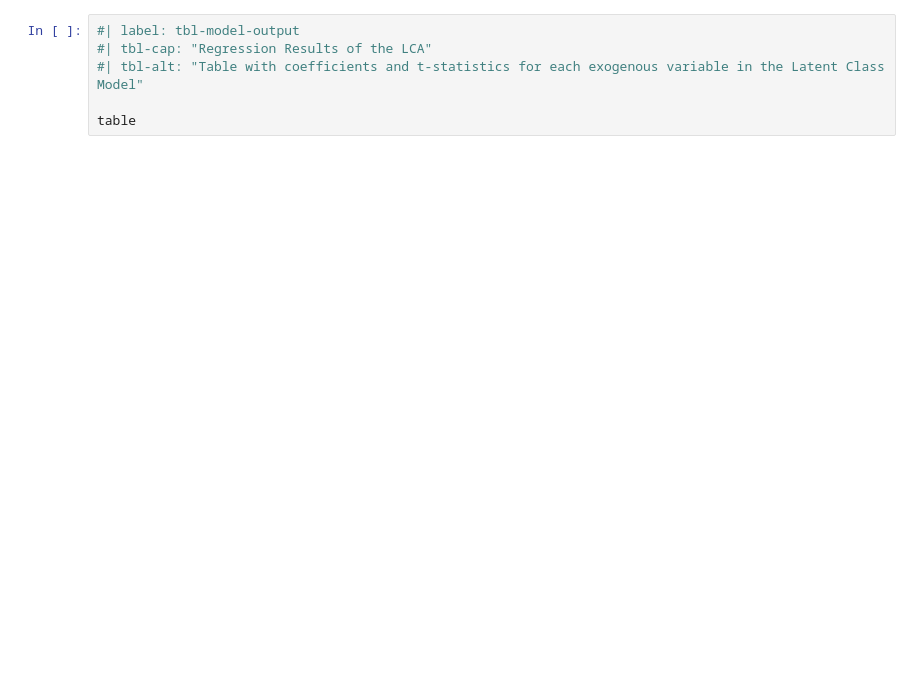
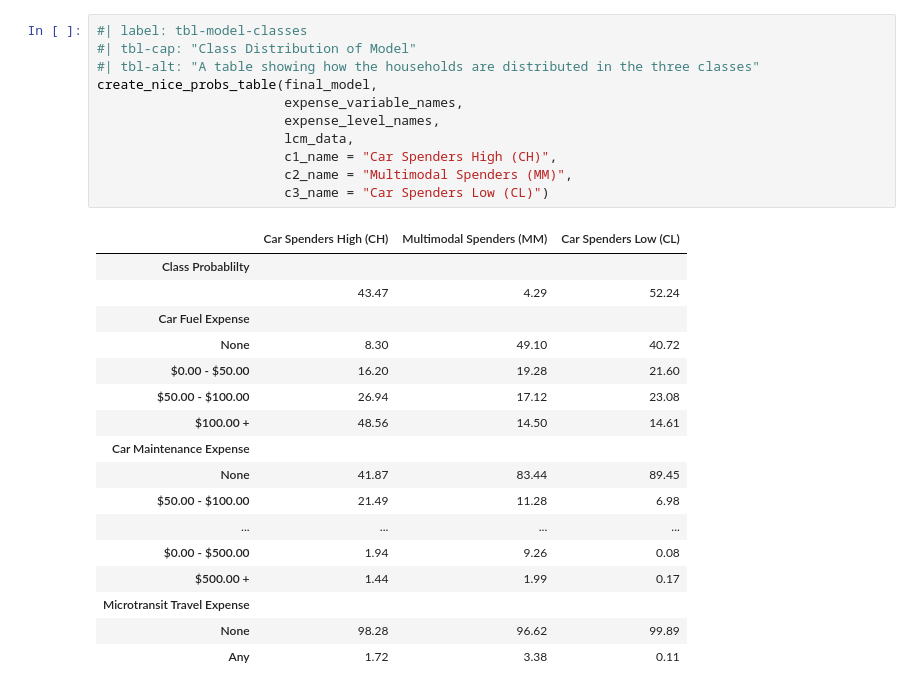
Before and after one commit to KamrynMansfield/transpo_budget_ces, a Jupyter notebook: notebooks/LCA.embed.ipynb, the cells around one changed output. Drawn from its saved outputs; the diff is of its cells as text; blank space fills up the shorter version.

Commit message:
added a lot to results

```diff
--- a/notebooks/LCA.embed.ipynb
+++ b/notebooks/LCA.embed.ipynb
@@ -279,6 +69,29 @@ Warning: package 'gt' was built under R version 4.5.2
-# %%
-#| label: tbl-model-output
-#| tbl-cap: "Regression Results of the LCA"
-#| tbl-alt: "Table with coefficients and t-statistics for each exogenous variable in the Latent Class Model"
-
-table
+# %%
+#| label: tbl-model-classes
+#| tbl-cap: "Class Distribution of Model"
+#| tbl-alt: "A table showing how the households are distributed in the three classes"
+create_nice_probs_table(final_model,
+                        expense_variable_names,
+                        expense_level_names,
+                        lcm_data,
+                        c1_name = "Car Spenders High (CH)",
+                        c2_name = "Multimodal Spenders (MM)",
+                        c3_name = "Car Spenders Low (CL)")
+# %% [output]
+|  | Car Spenders High (CH) | Multimodal Spenders (MM) | Car Spenders Low (CL) |
+| Class Probablilty |  |  |  |
+|  | 43.47 | 4.29 | 52.24 |
+| Car Fuel Expense |  |  |  |
+| None | 8.30 | 49.10 | 40.72 |
+| $0.00 - $50.00 | 16.20 | 19.28 | 21.60 |
+| $50.00 - $100.00 | 26.94 | 17.12 | 23.08 |
+| $100.00 + | 48.56 | 14.50 | 14.61 |
+| Car Maintenance Expense |  |  |  |
+| None | 41.87 | 83.44 | 89.45 |
+| $50.00 - $100.00 | 21.49 | 11.28 | 6.98 |
+| ... | ... | ... | ... |
+| $0.00 - $500.00 | 1.94 | 9.26 | 0.08 |
+| $500.00 + | 1.44 | 1.99 | 0.17 |
+| Microtransit Travel Expense |  |  |  |
+| None | 98.28 | 96.62 | 99.89 |
+| Any | 1.72 | 3.38 | 0.11 |
```
Also changed, not shown: parts of 7 cells of this notebook, 25 other files.
